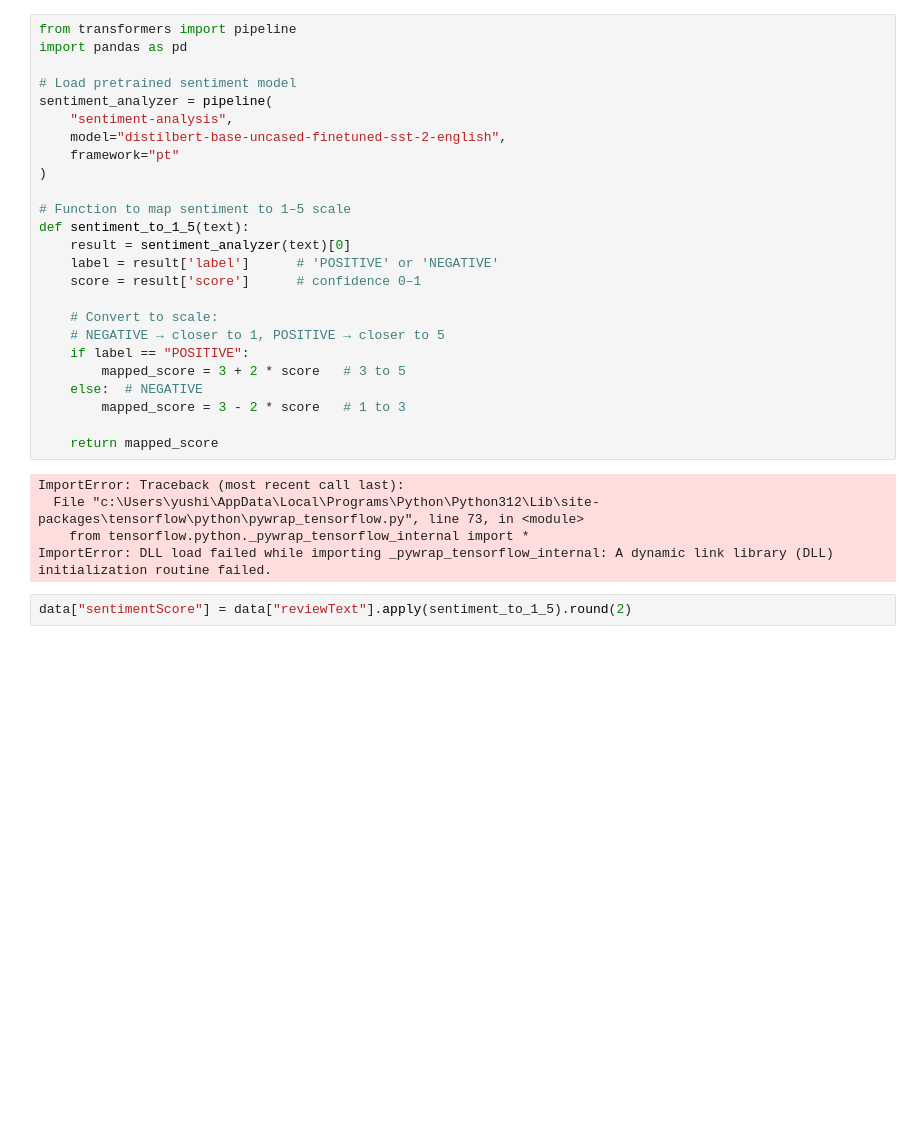
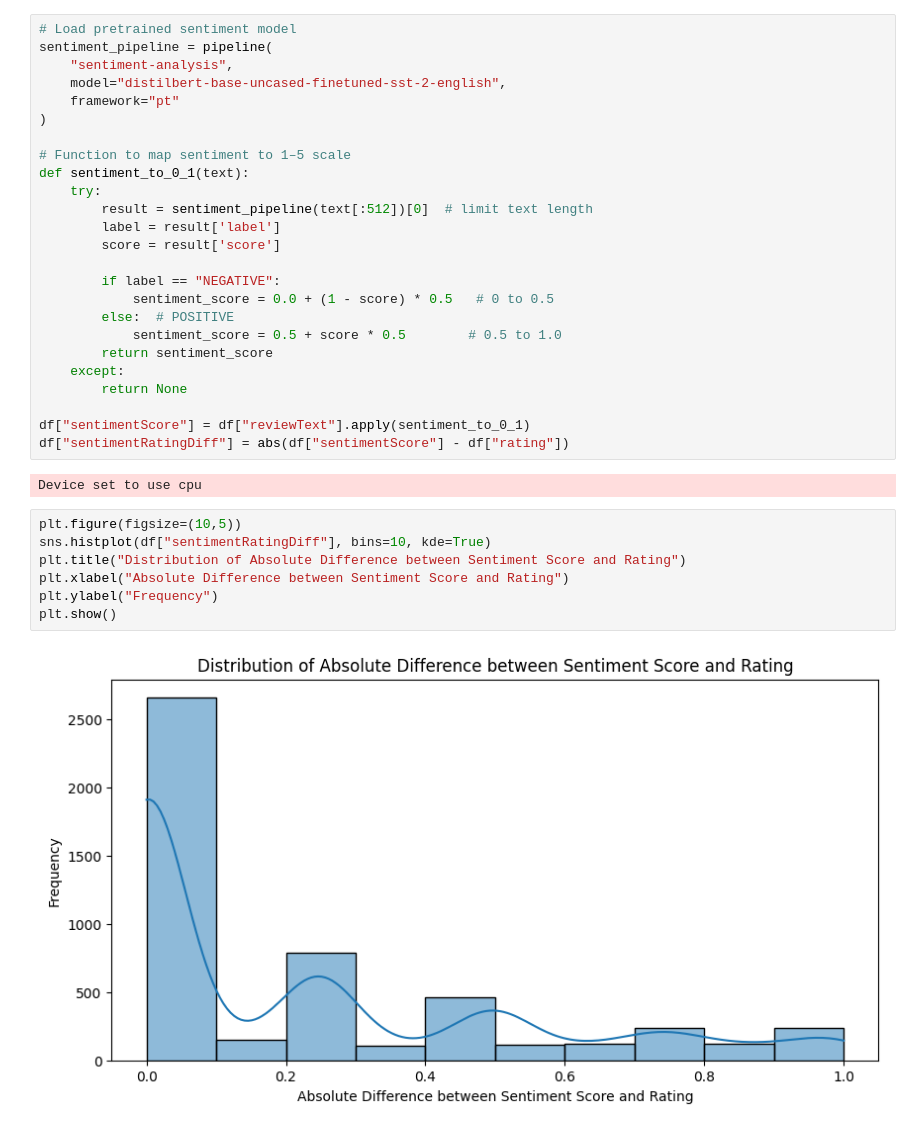
Before and after one commit to khuiqian21/TechJam-Toktok-Loklok, a Jupyter notebook: feature_engineering.ipynb, the cells around one changed output. Drawn from its saved outputs; the diff is of its cells as text; blank space fills up the shorter version.

```diff
--- a/feature_engineering.ipynb
+++ b/feature_engineering.ipynb
@@ -62,32 +89,36 @@ plt.show()
 # %%
-from transformers import pipeline
-import pandas as pd
-
 # Load pretrained sentiment model
-sentiment_analyzer = pipeline(
+sentiment_pipeline = pipeline(
     "sentiment-analysis",
     model="distilbert-base-uncased-finetuned-sst-2-english",
     framework="pt"
 )
 
 # Function to map sentiment to 1–5 scale
-def sentiment_to_1_5(text):
-    result = sentiment_analyzer(text)[0]
-    label = result['label']      # 'POSITIVE' or 'NEGATIVE'
-    score = result['score']      # confidence 0–1
+def sentiment_to_0_1(text):
+    try:
+        result = sentiment_pipeline(text[:512])[0]  # limit text length
+        label = result['label']
+        score = result['score']
 
-    # Convert to scale:
-    # NEGATIVE → closer to 1, POSITIVE → closer to 5
-    if label == "POSITIVE":
-        mapped_score = 3 + 2 * score   # 3 to 5
-    else:  # NEGATIVE
-        mapped_score = 3 - 2 * score   # 1 to 3
+        if label == "NEGATIVE":
+            sentiment_score = 0.0 + (1 - score) * 0.5   # 0 to 0.5
+        else:  # POSITIVE
+            sentiment_score = 0.5 + score * 0.5        # 0.5 to 1.0
+        return sentiment_score
+    except:
+        return None
 
-    return mapped_score
+df["sentimentScore"] = df["reviewText"].apply(sentiment_to_0_1)
+df["sentimentRatingDiff"] = abs(df["sentimentScore"] - df["rating"])
 # %% [output]
-ImportError: Traceback (most recent call last):
-  File "c:\Users\yushi\AppData\Local\Programs\Python\Python312\Lib\site-packages\tensorflow\python\pywrap_tensorflow.py", line 73, in <module>
-    from tensorflow.python._pywrap_tensorflow_internal import *
-ImportError: DLL load failed while importing _pywrap_tensorflow_internal: A dynamic link library (DLL) initialization routine failed.
+Device set to use cpu
-# %%
-data["sentimentScore"] = data["reviewText"].apply(sentiment_to_1_5).round(2)
+# %%
+plt.figure(figsize=(10,5))
+sns.histplot(df["sentimentRatingDiff"], bins=10, kde=True)
+plt.title("Distribution of Absolute Difference between Sentiment Score and Rating")
+plt.xlabel("Absolute Difference between Sentiment Score and Rating")
+plt.ylabel("Frequency")
+plt.show()
+# %% [output]
+[figure, added]
```
Also changed, not shown: parts of 14 cells of this notebook, 5 other files.
